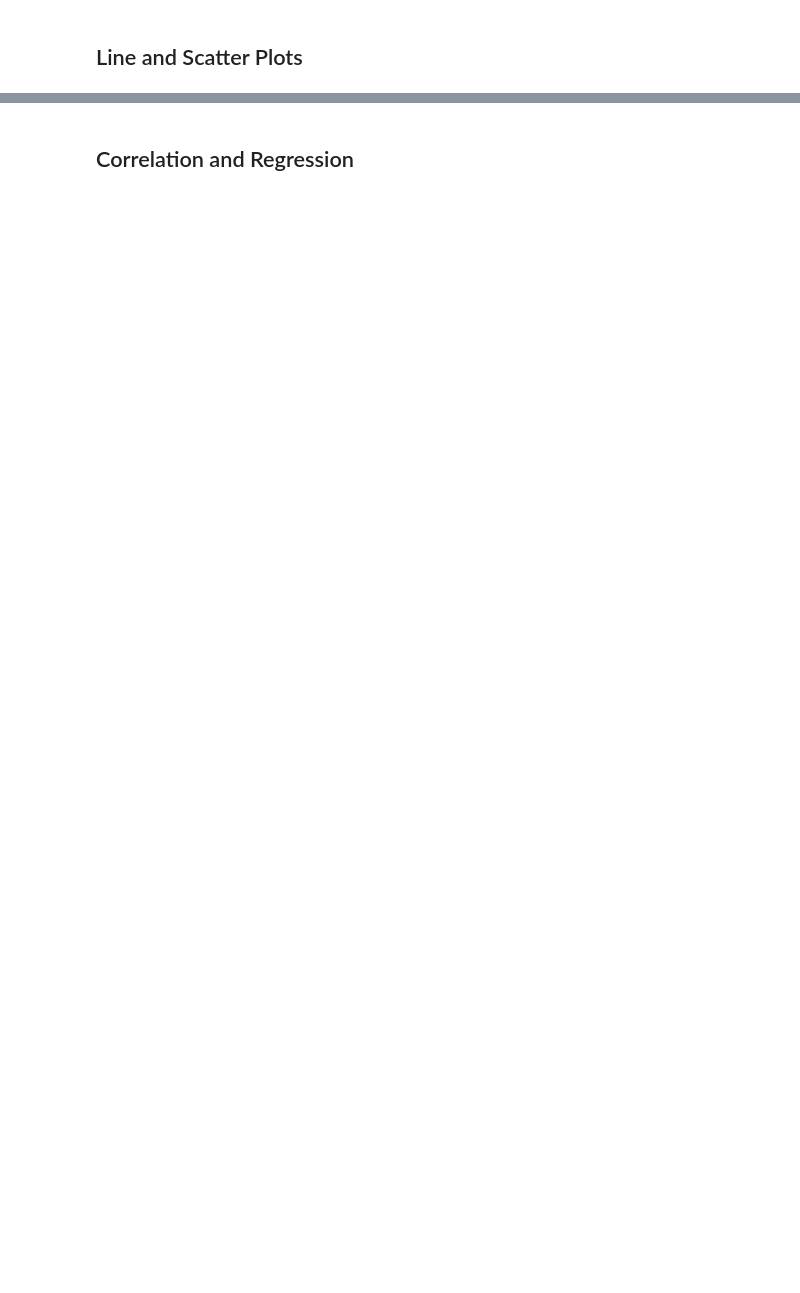
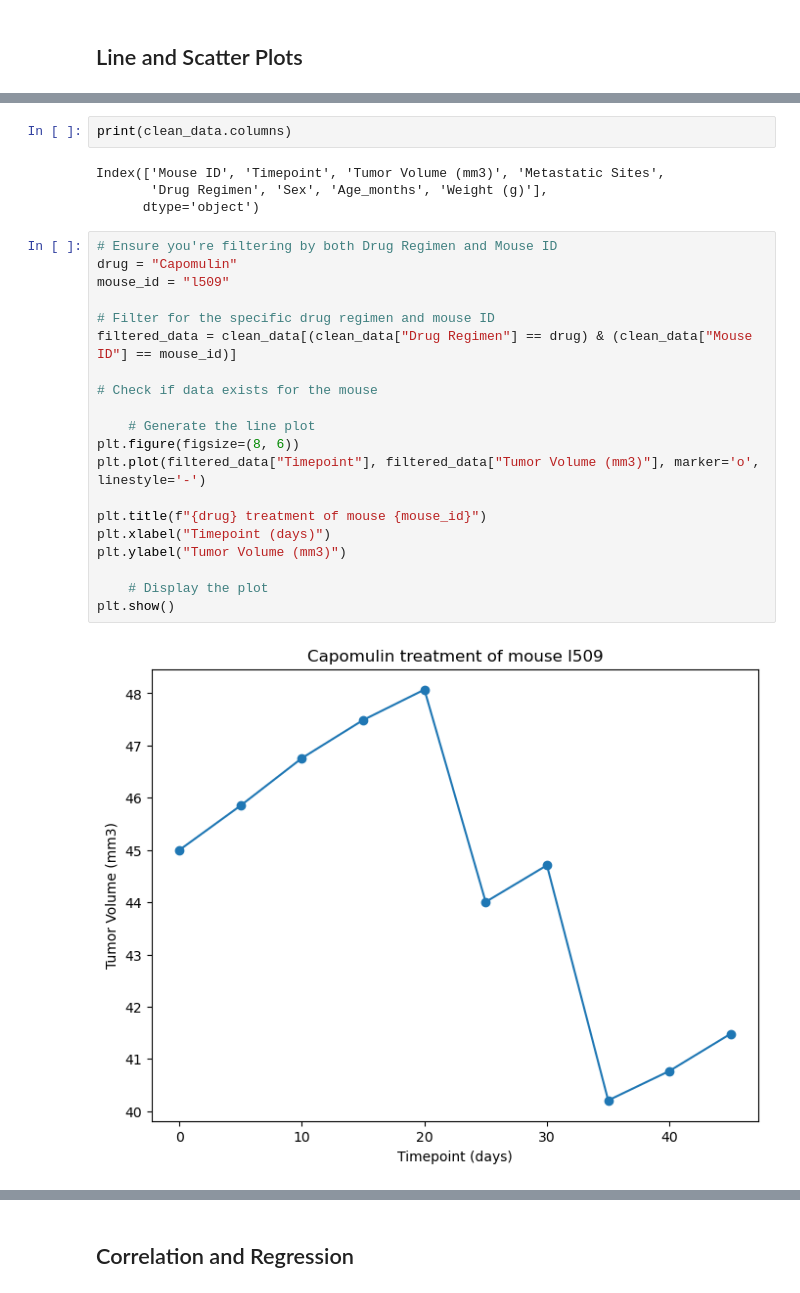
Before and after one commit to lisatafoya6/data-vis-challenge, a Jupyter notebook: pymaceuticals/pymaceuticals_starter.ipynb, the cells around one changed output, grey strips where cells are left out. Saved outputs shown, nothing was run; the diff lists cells and outputs as text; blank space fills up the shorter version.

```diff
--- a/pymaceuticals/pymaceuticals_starter.ipynb
+++ b/pymaceuticals/pymaceuticals_starter.ipynb
@@ -269,2 +264,30 @@ NameError: name 'plt' is not defined
+# %%
+print(clean_data.columns)
+# %% [output]
+Index(['Mouse ID', 'Timepoint', 'Tumor Volume (mm3)', 'Metastatic Sites',
+       'Drug Regimen', 'Sex', 'Age_months', 'Weight (g)'],
+      dtype='object')
+# %%
+# Ensure you're filtering by both Drug Regimen and Mouse ID
+drug = "Capomulin"
+mouse_id = "l509"
+
+# Filter for the specific drug regimen and mouse ID
+filtered_data = clean_data[(clean_data["Drug Regimen"] == drug) & (clean_data["Mouse ID"] == mouse_id)]
+
+# Check if data exists for the mouse
+
+    # Generate the line plot
+plt.figure(figsize=(8, 6))
+plt.plot(filtered_data["Timepoint"], filtered_data["Tumor Volume (mm3)"], marker='o', linestyle='-')
+
+plt.title(f"{drug} treatment of mouse {mouse_id}")
+plt.xlabel("Timepoint (days)")
+plt.ylabel("Tumor Volume (mm3)")
+
+    # Display the plot
+plt.show()
+# %% [output]
+[figure, added]
 # %%
 # Generate a scatter plot of mouse weight vs. the average observed tumor volume for the entire Capomulin regimen
```
Also changed, not shown: parts of 7 cells of this notebook, 4 other files.
